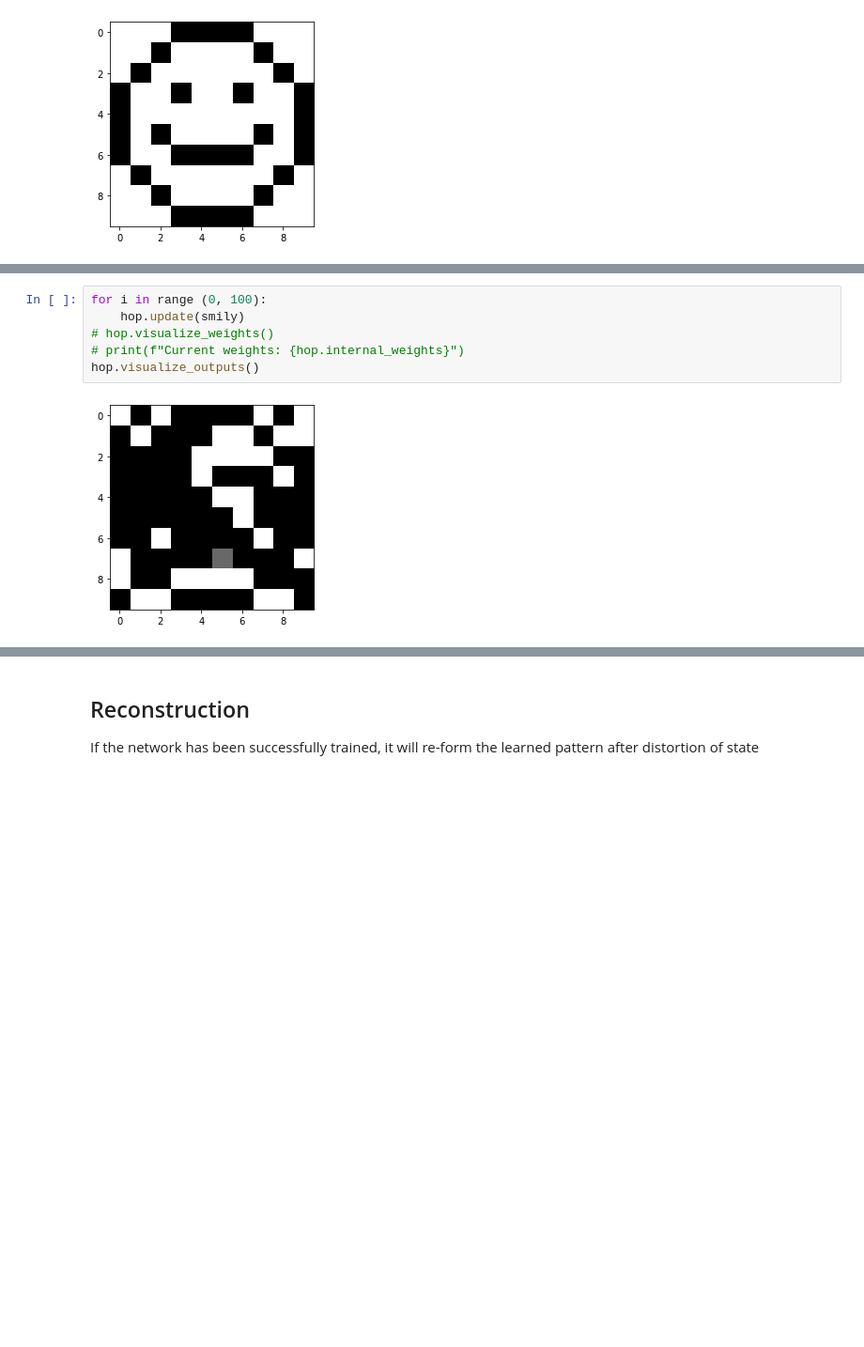
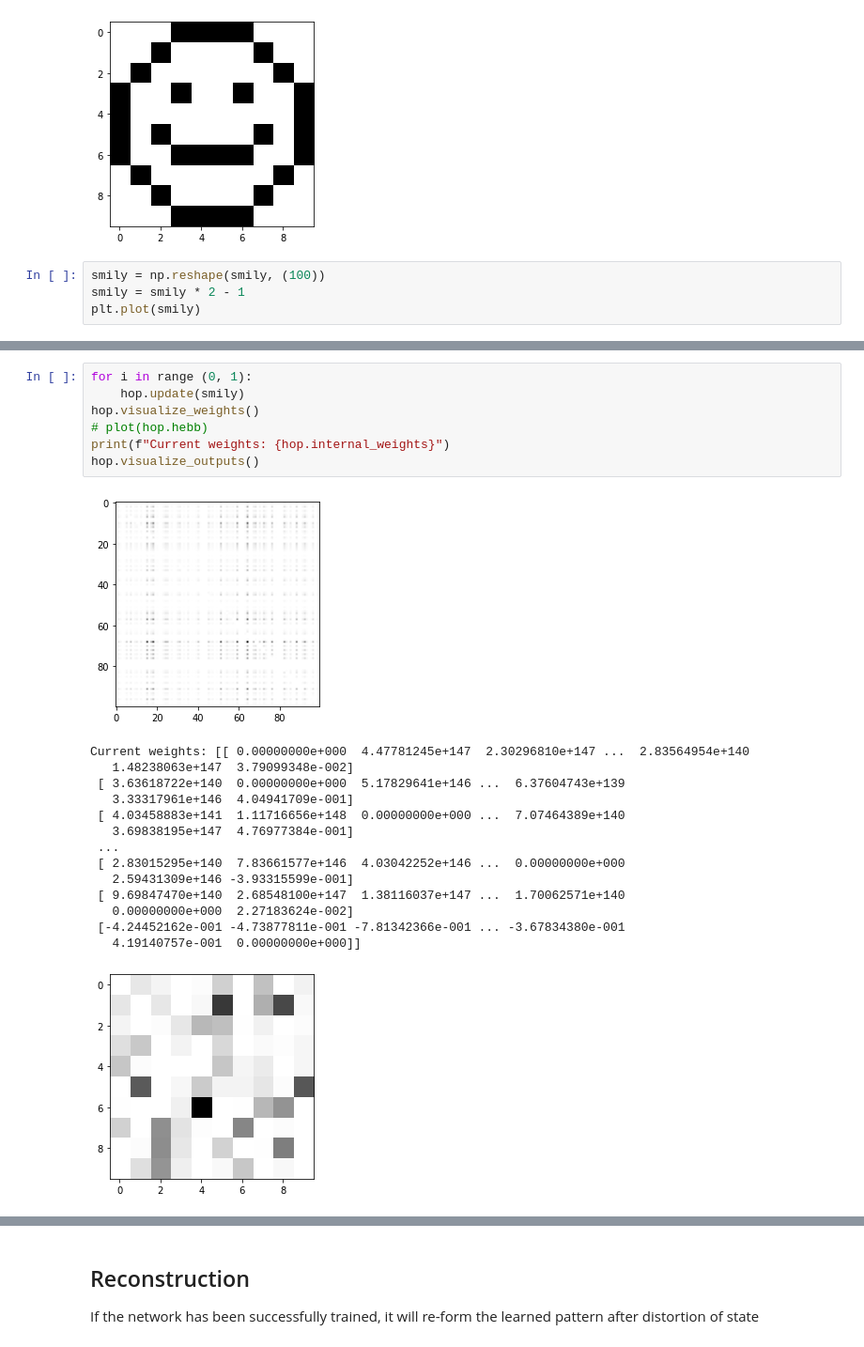
Before and after one commit to tylermccollum/Hopfield, a Jupyter notebook: hopfield.ipynb, the cells around one changed output, grey strips where cells are left out. Shown at 94% size. Cells and saved outputs as stored; diff of their text form; blank space fills up the shorter version.

```diff
--- a/hopfield.ipynb
+++ b/hopfield.ipynb
@@ -37,3 +37,7 @@ plt.imshow(smily, 'Greys')
  [0. 0. 0. 1. 1. 1. 1. 0. 0. 0.]]
 <matplotlib.image.AxesImage at 0x...>
 [figure]
+# %%
+smily = np.reshape(smily, (100))
+smily = smily * 2 - 1
+plt.plot(smily)
@@ -112,9 +146,24 @@ hop = hopfield([10,10])
 # %%
-for i in range (0, 100):
+for i in range (0, 1):
     hop.update(smily)
-# hop.visualize_weights()
-# print(f"Current weights: {hop.internal_weights}")
+hop.visualize_weights()
+# plot(hop.hebb)
+print(f"Current weights: {hop.internal_weights}")
 hop.visualize_outputs()
 # %% [output]
-[figure, old version]
+[figure, new version]
+Current weights: [[ 0.00000000e+000  4.47781245e+147  2.30296810e+147 ...  2.83564954e+140
+   1.48238063e+147  3.79099348e-002]
+ [ 3.63618722e+140  0.00000000e+000  5.17829641e+146 ...  6.37604743e+139
+   3.33317961e+146  4.04941709e-001]
+ [ 4.03458883e+141  1.11716656e+148  0.00000000e+000 ...  7.07464389e+140
+   3.69838195e+147  4.76977384e-001]
+ ...
+ [ 2.83015295e+140  7.83661577e+146  4.03042252e+146 ...  0.00000000e+000
+   2.59431309e+146 -3.93315599e-001]
+ [ 9.69847470e+140  2.68548100e+147  1.38116037e+147 ...  1.70062571e+140
+   0.00000000e+000  2.27183624e-002]
+ [-4.24452162e-001 -4.73877811e-001 -7.81342366e-001 ... -3.67834380e-001
+   4.19140757e-001  0.00000000e+000]]
+[figure, added]
 # %%
```
Also changed, not shown: parts of 7 cells of this notebook, 1 other file.
